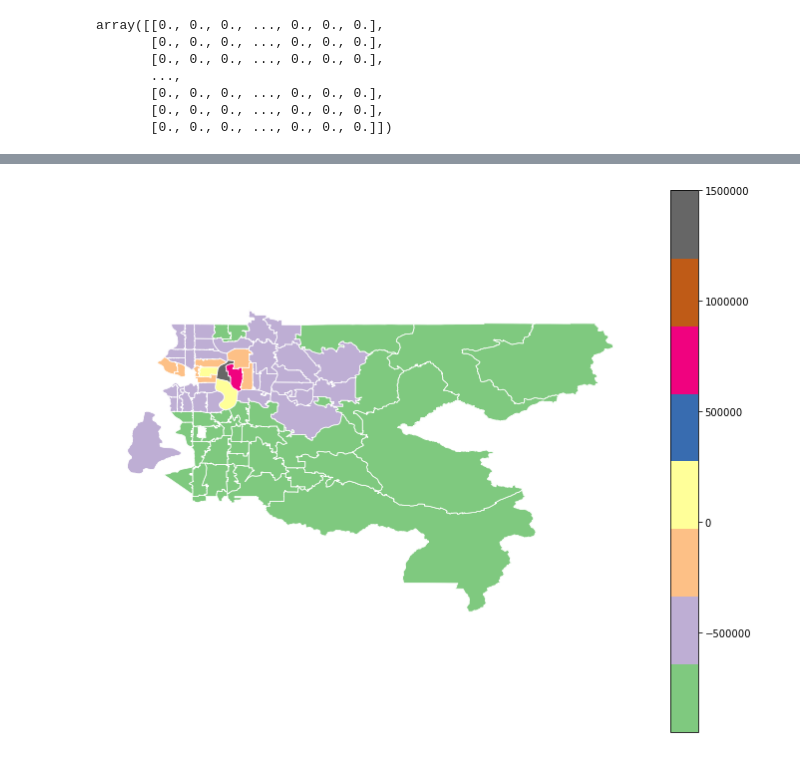
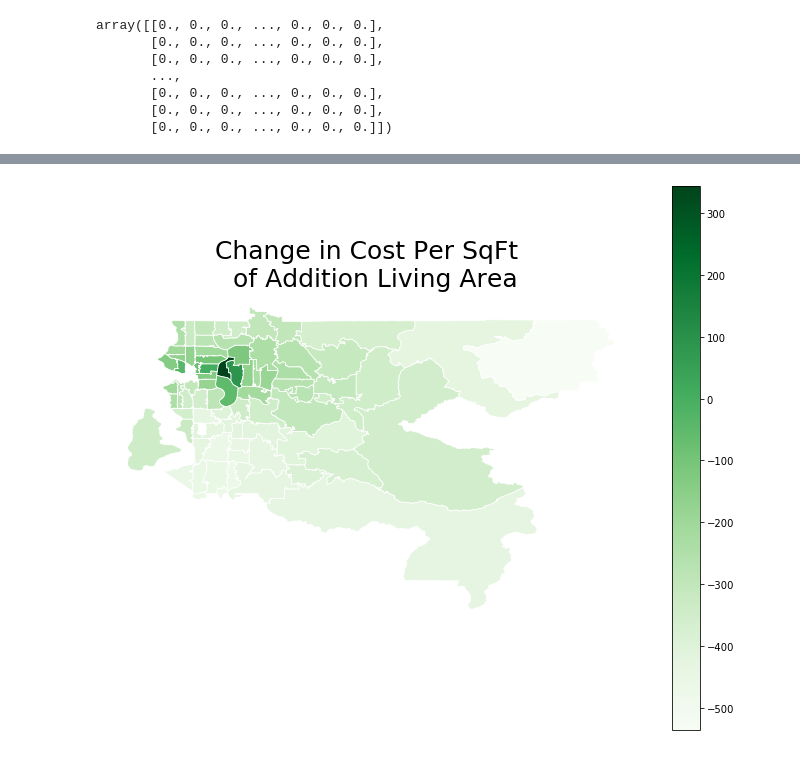
Before and after one commit to hmdev649/mod2-project, a Jupyter notebook: Exploratory Notebooks/exploratory/HighSqftIncrSalePrice.ipynb, the cells around one changed output, grey strips where cells are left out. Saved outputs shown, nothing was run; the diff lists cells and outputs as text; code cells hidden in the pictures.

Commit message:
Fixed CostSqft Comparison and Choropleth

```diff
--- a/Exploratory Notebooks/exploratory/HighSqftIncrSalePrice.ipynb
+++ b/Exploratory Notebooks/exploratory/HighSqftIncrSalePrice.ipynb
@@ -351,6 +356,8 @@ pvc_df
+# %%
+ohe3 = ohe.multiply(pvc_df['SqFtTotLiving'],axis='index')
 # %%
 # put both dataframes together along axis 1
-final_df = pd.concat([pvc_df, ohe], axis=1)
+final_df = pd.concat([pvc_df, ohe3], axis=1)
 final_df = final_df.drop(['ZipCode', 'ZipCodeFix', 'Wfnt','98'], axis=1)
 # %%
 y = final_df['SalePrice']
@@ -384,27 +440,26 @@ mappable.dropna(inplace =True)
 # %%
-vmin, vmax = -951000, 1500000
+vmin, vmax = -535, 343
 
 # create figure and axes for Matplotlib
 fig, ax = plt.subplots(1, figsize=(12,10))
 
 # remove the axis
 ax.axis('off')
 
 # add a title and annotation
-# ax.set_title('''\nCount of 'Opportunity Youth' \n in South King County \n \n''', fontdict={'fontsize': '25', 'fontweight' : '3'})
+ax.set_title('''Change in Cost Per SqFt \n of Addition Living Area''', fontdict={'fontsize': '25', 'fontweight' : '3'})
 
 # Create colorbar legend
-sm = plt.cm.ScalarMappable(cmap='Accent', norm=plt.Normalize(vmin=vmin, vmax=vmax))
+sm = plt.cm.ScalarMappable(cmap='Greens', norm=plt.Normalize(vmin=vmin, vmax=vmax))
 
 # empty array for the data range
 sm.set_array([])
 
 cbar = fig.colorbar(sm)
 
 # create map
-mappable.plot(column = (mappable['coef']), cmap='Accent', linewidth=0.8, ax=ax, edgecolor='1')
-# Add Labels
+mappable.plot(column = (mappable['coef']), cmap='Greens', linewidth=0.8, ax=ax, edgecolor='1')
 mappable['coords'] = mappable['geometry'].apply(lambda x: x.representative_point().coords[:])
 mappable['coords'] = [coords[0] for coords in mappable['coords']]
 # %% [output]
-[figure, old version]
+[figure, new version]
```
Also changed, not shown: parts of 9 cells of this notebook, 1 other file.
